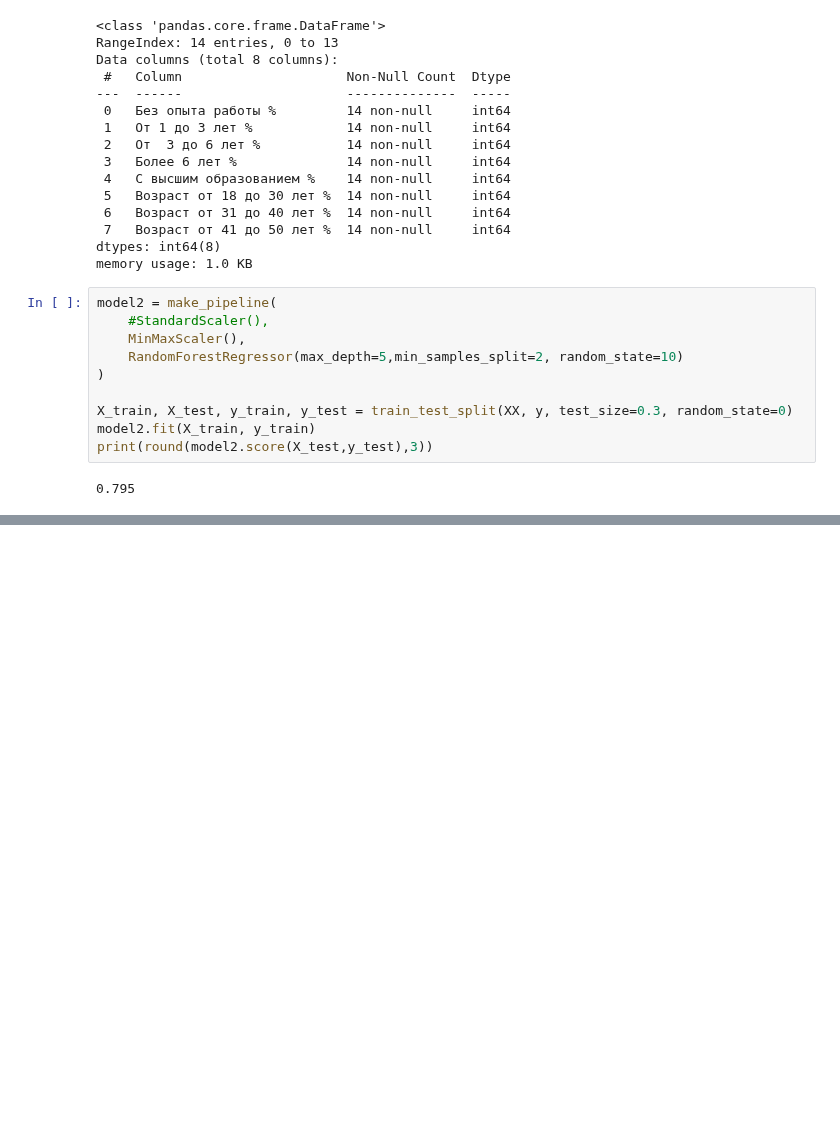
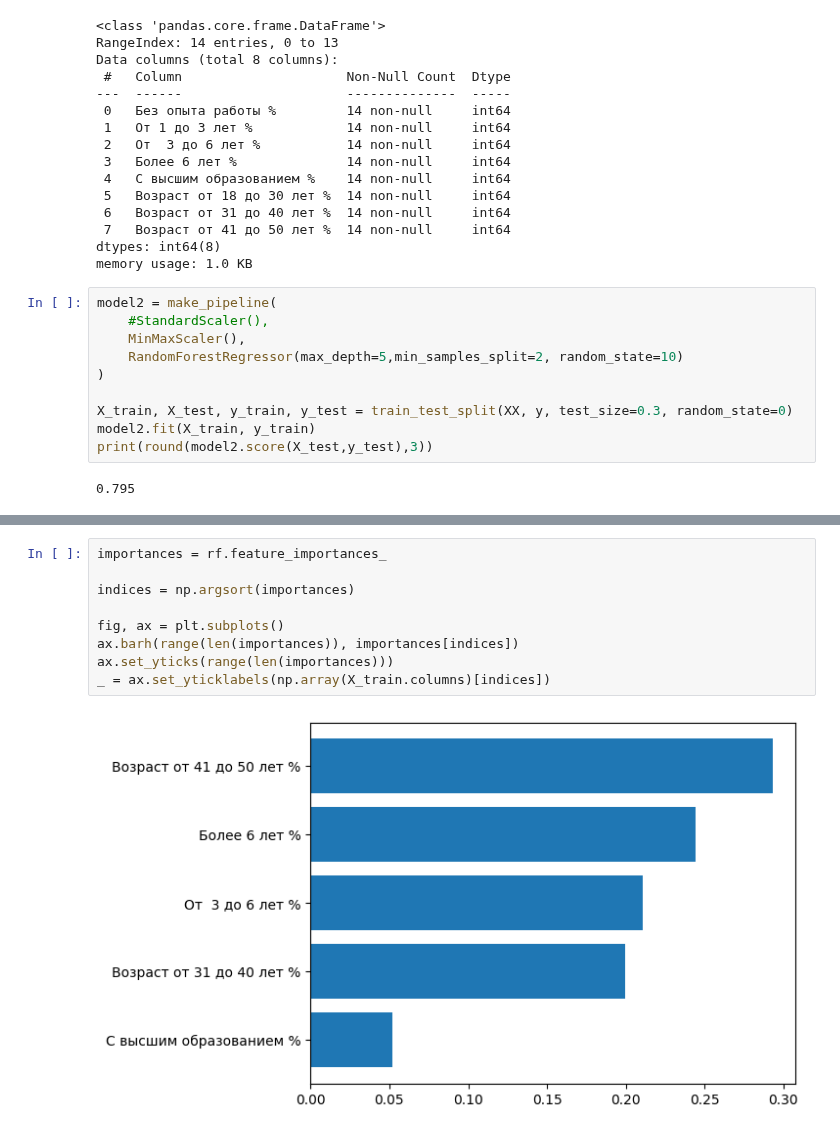
Before and after one commit to OVP2023/ML, a Jupyter notebook: регрес_tab_hh_и_выбор_признаков.ipynb, the cells around one changed output, grey strips where cells are left out. Cells and saved outputs as stored; diff of their text form; blank space fills up the shorter version.

```diff
--- a/регрес_tab_hh_и_выбор_признаков.ipynb
+++ b/регрес_tab_hh_и_выбор_признаков.ipynb
@@ -193,0 +211,11 @@ print(round(model3.score(X_test,y_test),3))
+# %%
+importances = rf.feature_importances_
+
+indices = np.argsort(importances)
+
+fig, ax = plt.subplots()
+ax.barh(range(len(importances)), importances[indices])
+ax.set_yticks(range(len(importances)))
+_ = ax.set_yticklabels(np.array(X_train.columns)[indices])
+# %% [output]
+[figure, added]
```
Also changed, not shown: parts of 4 cells of this notebook.
